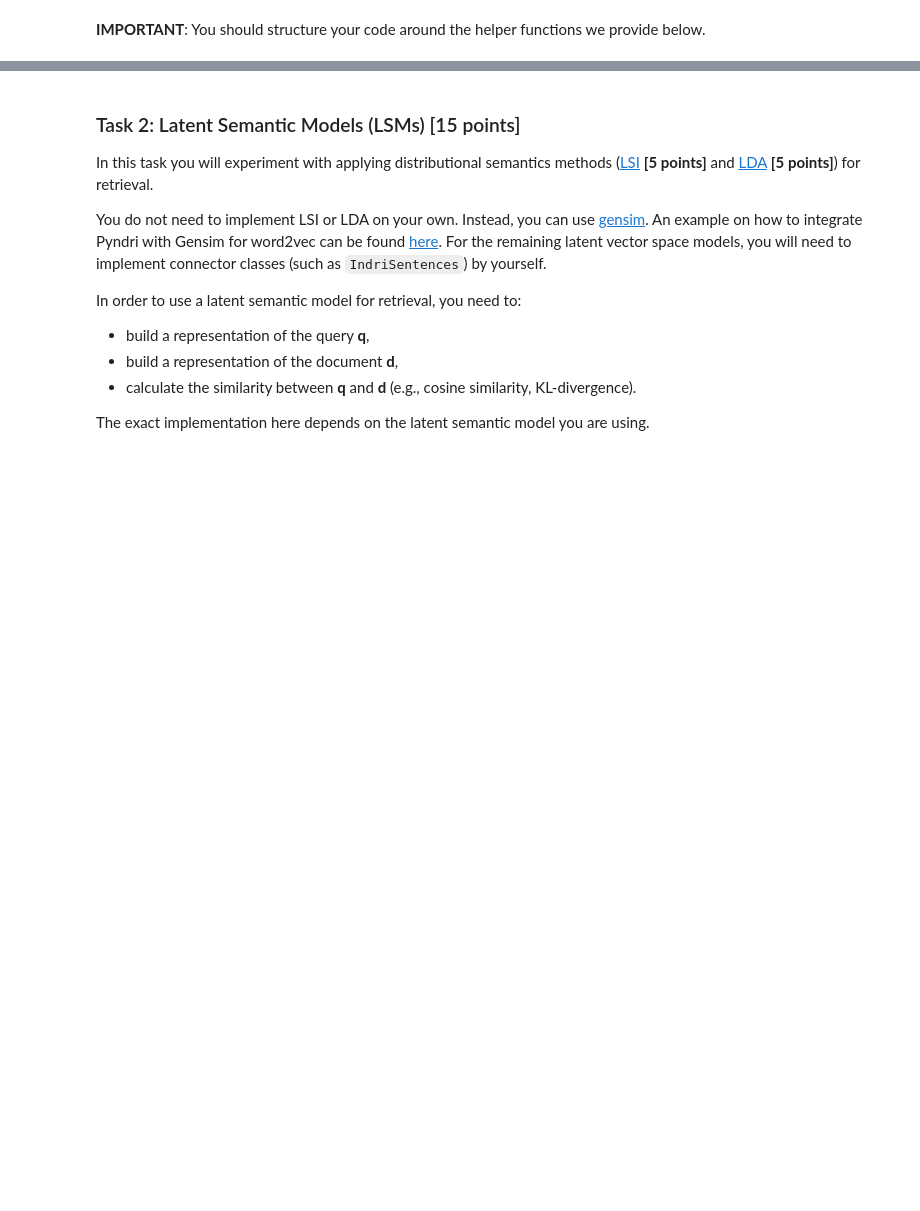
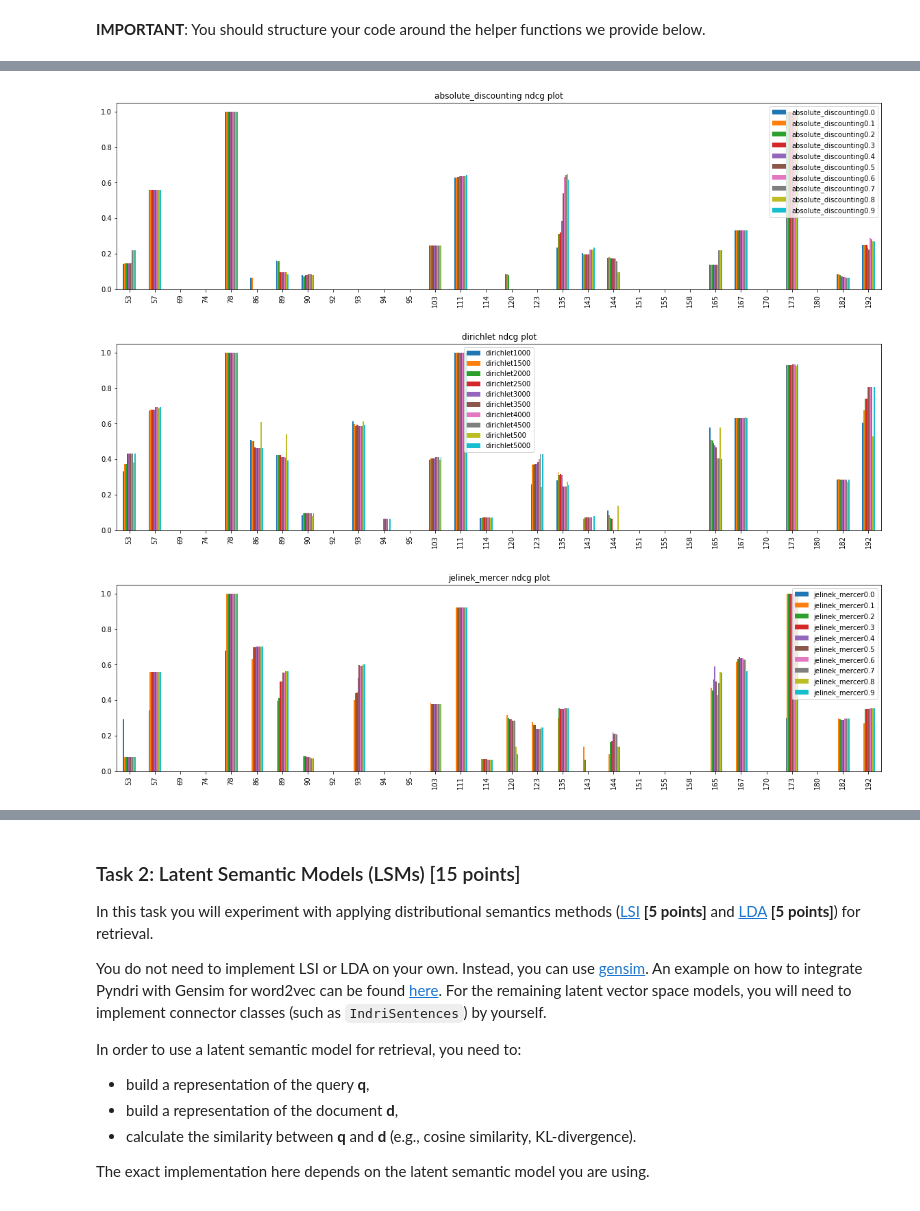
Before and after one commit to mbakhtiariz/IR1, a Jupyter notebook: HW2/hw2-marianne.ipynb, the cells around one changed output, grey strips where cells are left out. Cells and saved outputs as stored; diff of their text form; code cells hidden in the pictures; blank space fills up the shorter version.

```diff
--- a/HW2/hw2-marianne.ipynb
+++ b/HW2/hw2-marianne.ipynb
@@ -484,0 +518,15 @@ means_df
+# %%
+import matplotlib.pyplot as plt
+import numpy as np
+
+for model in language_models.keys():
+    dicts = { setting : eval_dict['ndcg_cut_10'][setting] for setting in language_models[model] }
+    ndcg_df = pd.DataFrame.from_dict(dicts)
+    ndcg_df.plot.bar(figsize=(20,5))
+    plt.title(model + ' ndcg plot')
+    plt.show()
+    ndcg_df
+# %% [output]
+[figure, added]
+[figure, added]
+[figure, added]
```
Also changed, not shown: parts of 6 cells of this notebook, 4 other files.
